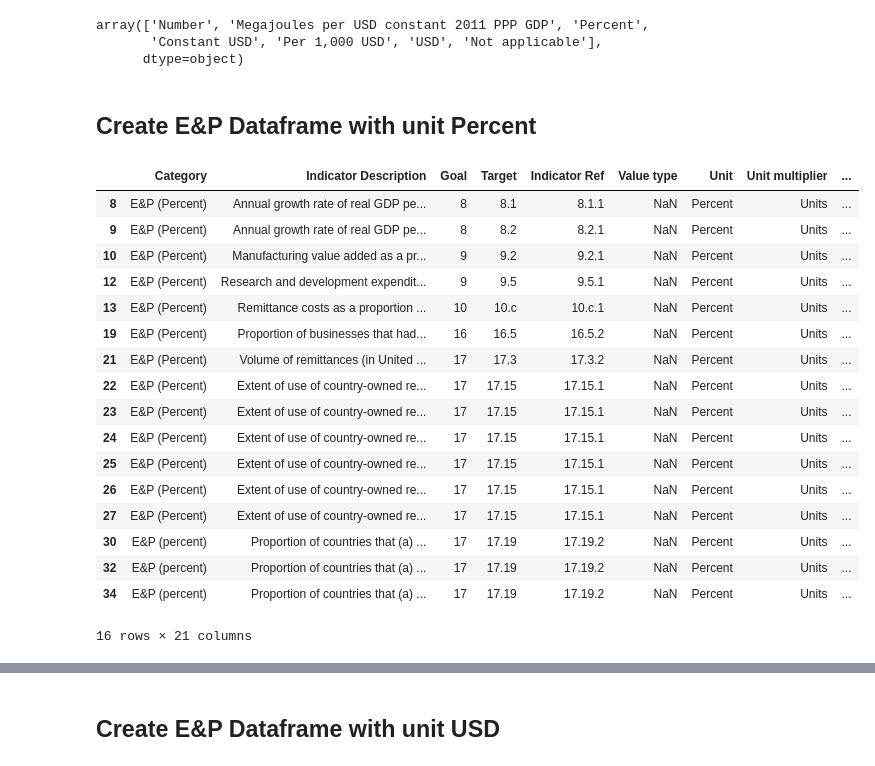
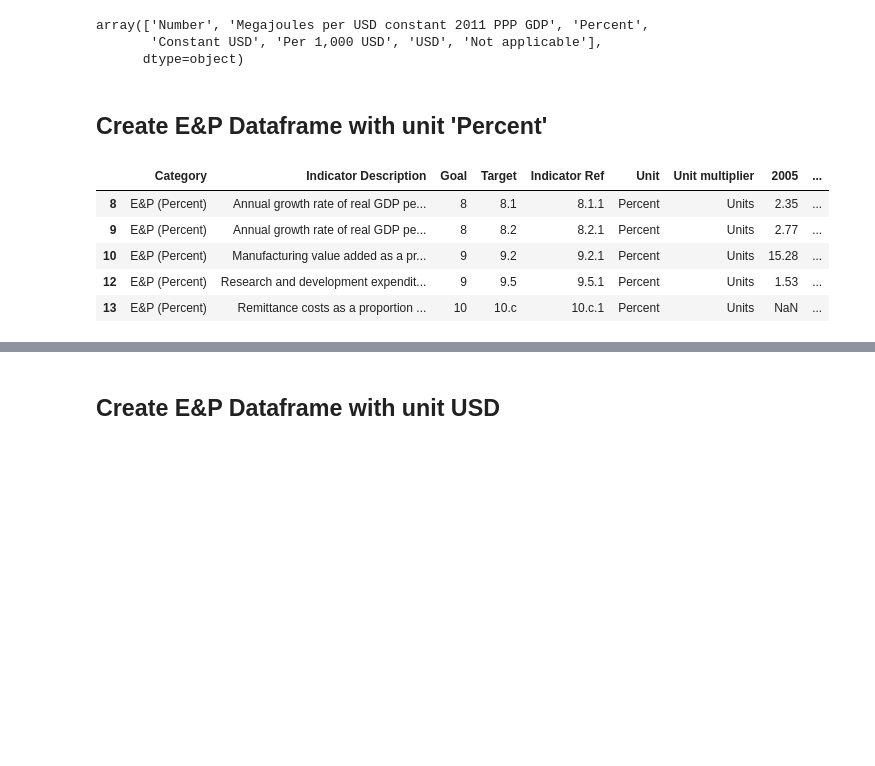
Before and after one commit to felix-laumann/MBML-SDG-targets, a Jupyter notebook: Data preprocessing and visualisation_GalinaFelix.ipynb, the cells around one changed output, grey strips where cells are left out. Cells and saved outputs as stored; diff of their text form; code cells hidden in the pictures; blank space fills up the shorter version.

```diff
--- a/Data preprocessing and visualisation_GalinaFelix.ipynb
+++ b/Data preprocessing and visualisation_GalinaFelix.ipynb
@@ -76,7 +64,7 @@ Decided to drop all years before 2005 as they only have very few data points.
 df1 = df.drop(['IndicatorId', 'Series Code', 'Series Type',
              'Series Description', 'Parent Country or Area Code',
              'Country or Area Code', 'Country or Area Name', 'LDC', 'LLDC', 'SIDS',
-             'Frequency', 'Source type', 'Location', '1983', 'FN', '1984', 'FN.1',
+             'Frequency', 'Source type', 'Location', 'Value type', '1983', 'FN', '1984', 'FN.1',
                '1985', 'FN.2', '1986', 'FN.3', '1987', 'FN.4', '1988', 'FN.5', '1989',
                'FN.6', '1990', 'FN.7', '1991', 'FN.8', '1992', 'FN.9', '1993', 'FN.10',
                '1994', 'FN.11', '1995', 'FN.12', '1996', 'FN.13', '1997', 'FN.14',
@@ -135,4 +109,5 @@ Select the rows that display data of
 # %%
+# Rows
 # all age groups
 df2 = df1[df1['Age group'].isin(['All age ranges or no breakdown by age'])]
 df3 = df2.drop(['Age group'], axis=1)
@@ -141,9 +116,7 @@ df3 = df2.drop(['Age group'], axis=1)
 df4 = df3[df3['Sex'].isin(['Both sexes or no breakdown by sex'])]
 df5 = df4.drop(['Sex'], axis=1)
 
-# not lower or upper bound
-df6 = df5[~df5['Value type'].isin(['Lower bound', 'Upper bound'])]
-
-# uncomment to check
-df6.head(20)
+# delete rows with no data
+df6 = df5[~df5.isnull()]
+df6
 # %% [output]
@@ -279,0 +231,5 @@ ind_cat_joined.head()
+# %%
+# delete rows with '----' and '---'
+ind_cat_joined_1 = ind_cat_joined[ind_cat_joined.Category != '----']
+ind_cat_joined_2 = ind_cat_joined_1[ind_cat_joined_1.Category != '---']
+ind_cat_joined_2
@@ -341,6 +437,6 @@ df_pop_number = df_pop_number[~df_pop_number['Indicator Description'].str.contai
 # %% [markdown]
 ## Economy and Politics
 # %%
-df_ecopol = ind_cat_joined[ind_cat_joined['Category'].str.contains('E&P')]
+df_ecopol = ind_cat_joined_2[ind_cat_joined_2['Category'].str.contains('E&P')]
 df_ecopol
 # %% [output]
@@ -394,28 +489,16 @@ array(['Number', 'Megajoules per USD constant 2011 PPP GDP', 'Percent',
        'Constant USD', 'Per 1,000 USD', 'USD', 'Not applicable'],
       dtype=object)
 # %% [markdown]
-## Create E&P Dataframe with unit Percent
+## Create E&P Dataframe with unit 'Percent'
 # %%
 df_ecopol_percent = df_ecopol[df_ecopol['Unit'].isin(['Percent'])]
-df_ecopol_percent
+df_ecopol_percent.head()
 # %% [output]
-|  | Category | Indicator Description | Goal | Target | Indicator Ref | Value type | Unit | Unit multiplier | ... |
-| 8 | E&P (Percent) | Annual growth rate of real GDP pe... | 8 | 8.1 | 8.1.1 | NaN | Percent | Units | ... |
-| 9 | E&P (Percent) | Annual growth rate of real GDP pe... | 8 | 8.2 | 8.2.1 | NaN | Percent | Units | ... |
-| 10 | E&P (Percent) | Manufacturing value added as a pr... | 9 | 9.2 | 9.2.1 | NaN | Percent | Units | ... |
-| 12 | E&P (Percent) | Research and development expendit... | 9 | 9.5 | 9.5.1 | NaN | Percent | Units | ... |
-| 13 | E&P (Percent) | Remittance costs as a proportion ... | 10 | 10.c | 10.c.1 | NaN | Percent | Units | ... |
-| 19 | E&P (Percent) | Proportion of businesses that had... | 16 | 16.5 | 16.5.2 | NaN | Percent | Units | ... |
-| 21 | E&P (Percent) | Volume of remittances (in United ... | 17 | 17.3 | 17.3.2 | NaN | Percent | Units | ... |
-| 22 | E&P (Percent) | Extent of use of country-owned re... | 17 | 17.15 | 17.15.1 | NaN | Percent | Units | ... |
-| 23 | E&P (Percent) | Extent of use of country-owned re... | 17 | 17.15 | 17.15.1 | NaN | Percent | Units | ... |
-| 24 | E&P (Percent) | Extent of use of country-owned re... | 17 | 17.15 | 17.15.1 | NaN | Percent | Units | ... |
-| 25 | E&P (Percent) | Extent of use of country-owned re... | 17 | 17.15 | 17.15.1 | NaN | Percent | Units | ... |
-| 26 | E&P (Percent) | Extent of use of country-owned re... | 17 | 17.15 | 17.15.1 | NaN | Percent | Units | ... |
-| 27 | E&P (Percent) | Extent of use of country-owned re... | 17 | 17.15 | 17.15.1 | NaN | Percent | Units | ... |
-| 30 | E&P (percent) | Proportion of countries that (a) ... | 17 | 17.19 | 17.19.2 | NaN | Percent | Units | ... |
-| 32 | E&P (percent) | Proportion of countries that (a) ... | 17 | 17.19 | 17.19.2 | NaN | Percent | Units | ... |
-| 34 | E&P (percent) | Proportion of countries that (a) ... | 17 | 17.19 | 17.19.2 | NaN | Percent | Units | ... |
+|  | Category | Indicator Description | Goal | Target | Indicator Ref | Unit | Unit multiplier | 2005 | ... |
+| 8 | E&P (Percent) | Annual growth rate of real GDP pe... | 8 | 8.1 | 8.1.1 | Percent | Units | 2.35 | ... |
+| 9 | E&P (Percent) | Annual growth rate of real GDP pe... | 8 | 8.2 | 8.2.1 | Percent | Units | 2.77 | ... |
+| 10 | E&P (Percent) | Manufacturing value added as a pr... | 9 | 9.2 | 9.2.1 | Percent | Units | 15.28 | ... |
+| 12 | E&P (Percent) | Research and development expendit... | 9 | 9.5 | 9.5.1 | Percent | Units | 1.53 | ... |
+| 13 | E&P (Percent) | Remittance costs as a proportion ... | 10 | 10.c | 10.c.1 | Percent | Units | NaN | ... |
-16 rows × 21 columns
 # %%
 df_ecopol_to_percent = df_ecopol[~df_ecopol['Unit'].isin(['Percent'])]
```
Also changed, not shown: parts of 49 cells of this notebook.
